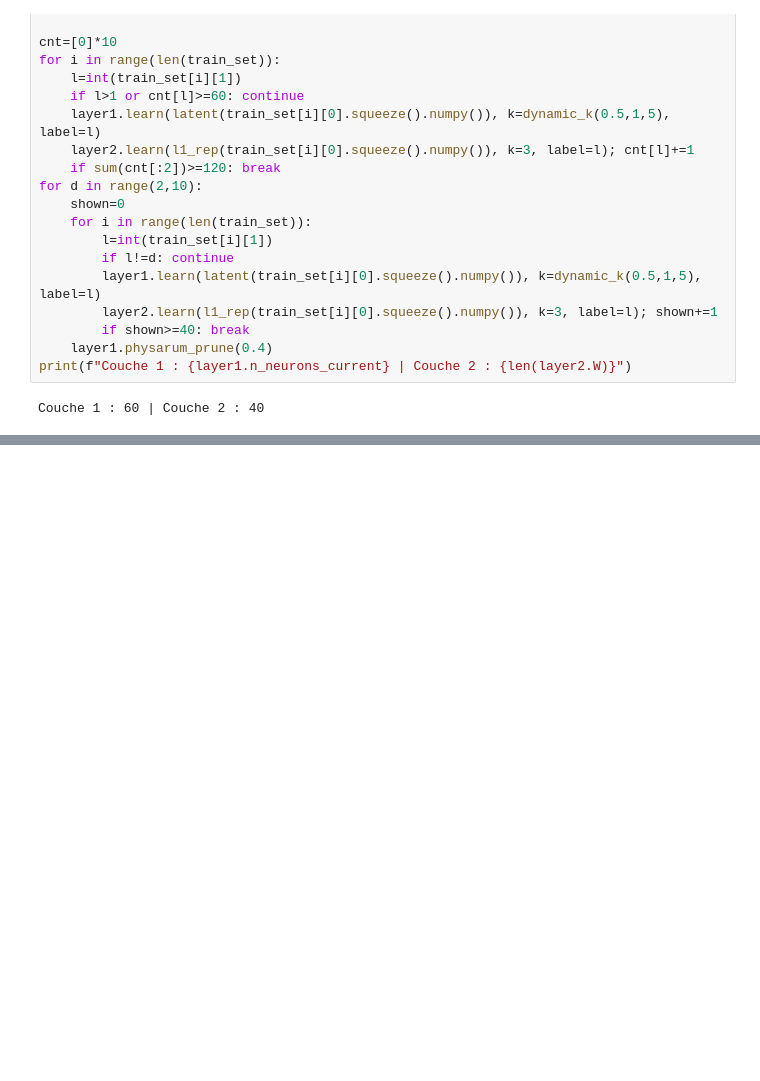
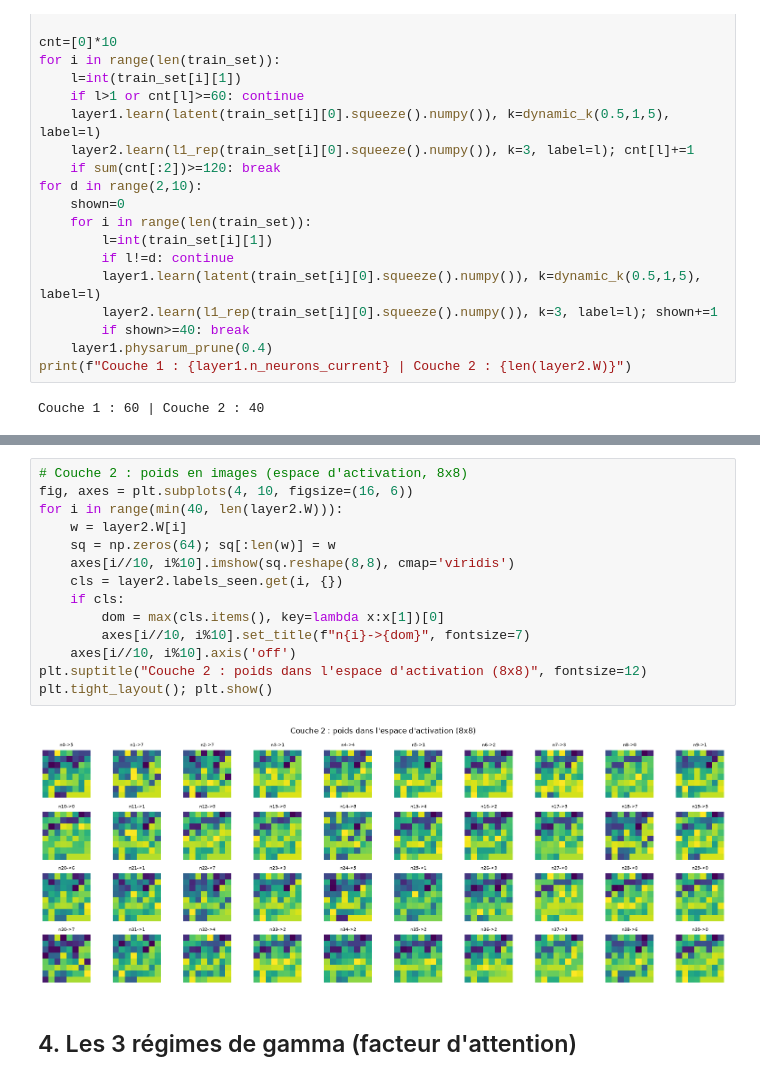
Before and after one commit to H-Gelender/neuromorphic-trials, a Jupyter notebook: notebooks/mnist_feedback_topdown.ipynb, the cells around one changed output, grey strips where cells are left out. Cells and saved outputs as stored; diff of their text form; blank space fills up the shorter version.

```diff
--- a/notebooks/mnist_feedback_topdown.ipynb
+++ b/notebooks/mnist_feedback_topdown.ipynb
@@ -85,0 +112,18 @@ def acc_fb(gamma, iters=1, n=200):
+# %%
+# Couche 2 : poids en images (espace d'activation, 8x8)
+fig, axes = plt.subplots(4, 10, figsize=(16, 6))
+for i in range(min(40, len(layer2.W))):
+    w = layer2.W[i]
+    sq = np.zeros(64); sq[:len(w)] = w
+    axes[i//10, i%10].imshow(sq.reshape(8,8), cmap='viridis')
+    cls = layer2.labels_seen.get(i, {})
+    if cls:
+        dom = max(cls.items(), key=lambda x:x[1])[0]
+        axes[i//10, i%10].set_title(f"n{i}->{dom}", fontsize=7)
+    axes[i//10, i%10].axis('off')
+plt.suptitle("Couche 2 : poids dans l'espace d'activation (8x8)", fontsize=12)
+plt.tight_layout(); plt.show()
+# %% [output]
+[figure, added]
+# %% [markdown]
+## 4. Les 3 régimes de gamma (facteur d'attention)
```
Also changed, not shown: parts of 16 cells of this notebook, 1 other file.
